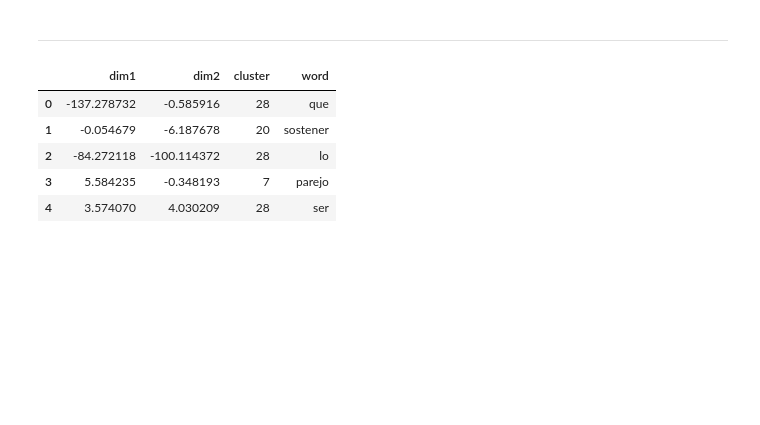
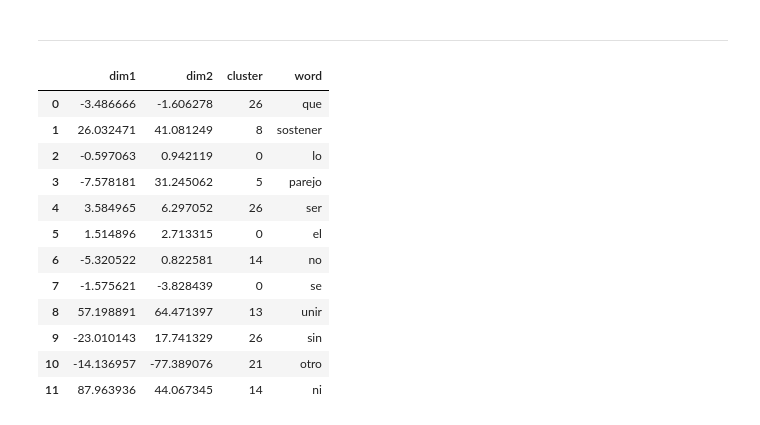
Before and after one commit to NazaGara/clustering-tm, a Jupyter notebook: clustering.ipynb, the cells around one changed output. Cells and saved outputs as stored; diff of their text form; code cells hidden in the pictures; blank space fills up the shorter version.

```diff
--- a/clustering.ipynb
+++ b/clustering.ipynb
@@ -163,0 +159,24 @@ context_rgt
+# %%
+close_window, large_window = 5, 20
+for token in doc:
+    if word_filter(token): continue
+    i = token.i
+    lemma = token.lemma_.lower()
+    # las que esten a una disntacia de 5, sin stopwords, las agrego al context total
+    # las que esten a una distancia de 20, agrego solo las roots
+    close_lft, close_rgt = i-close_window, i+close_window
+
+    if not close_lft <= 0 and close_rgt >= len(doc):
+        imm_related_words = immediate_related_words(doc[close_lft:close_rgt])
+        for word in imm_related_words:
+            if not word in close_context[lemma].keys():
+                close_context[lemma][word] = 0
+            close_context[lemma][word] += 1
+
+    large_lft, large_rgt = i-large_window, i+large_window
+    if not large_lft <= 0 and large_rgt >= len(doc):
+        keywords_in_context = keywords_in(doc[large_lft: large_rgt])
+        for word in keywords_in_context:
+            if not word in large_context[lemma].keys():
+                large_context[lemma][word] = 0
+            large_context[lemma][word] += 1
@@ -170,4 +191,4 @@ feats = {}
 for token in doc:
     if word_filter(token): continue
     word = token.lemma_
-    feats[word] = {**tag[word], **pos[word], **triplas[word], **context_lft[word], **context_rgt[word]}
+    feats[word] = {**tag[word], **pos[word], **triplas[word], **large_context[word], **close_context[word]}
@@ -216,7 +239,7 @@ def clustering(k, matrix):
     #kmeans.fit(matrix)
     return clusters
 # %%
-NUM_CLUSTERS = 50
+NUM_CLUSTERS = 30
 cluster =  clustering(NUM_CLUSTERS, matrix_normed)
 # %%
 #printer
@@ -244,5 +267,5 @@ for i in range(NUM_CLUSTERS):
 # %%
-tsne = sklearn.manifold.TSNE(n_components=2, random_state=0, n_iter=250) #ultimo param para que sea mas rapido
+tsne = sklearn.manifold.TSNE(n_components=2, random_state=0, n_iter=500) #ultimo param para que sea mas rapido
 reduced_data = tsne.fit_transform(red_matrix)
 reduced_data.shape
 # %% [output]
@@ -269,12 +292,19 @@ df_clustered = pd.DataFrame(
     columns=["dim1", "dim2", "cluster", "word"]
 )
 # %%
-df_clustered.head(5)
+df_clustered.head(12)
 # %% [output]
 |  | dim1 | dim2 | cluster | word |
-| 0 | -137.278732 | -0.585916 | 28 | que |
-| 1 | -0.054679 | -6.187678 | 20 | sostener |
-| 2 | -84.272118 | -100.114372 | 28 | lo |
-| 3 | 5.584235 | -0.348193 | 7 | parejo |
-| 4 | 3.574070 | 4.030209 | 28 | ser |
+| 0 | -3.486666 | -1.606278 | 26 | que |
+| 1 | 26.032471 | 41.081249 | 8 | sostener |
+| 2 | -0.597063 | 0.942119 | 0 | lo |
+| 3 | -7.578181 | 31.245062 | 5 | parejo |
+| 4 | 3.584965 | 6.297052 | 26 | ser |
+| 5 | 1.514896 | 2.713315 | 0 | el |
+| 6 | -5.320522 | 0.822581 | 14 | no |
+| 7 | -1.575621 | -3.828439 | 0 | se |
+| 8 | 57.198891 | 64.471397 | 13 | unir |
+| 9 | -23.010143 | 17.741329 | 26 | sin |
+| 10 | -14.136957 | -77.389076 | 21 | otro |
+| 11 | 87.963936 | 44.067345 | 14 | ni |
 # %%
```
Also changed, not shown: parts of 17 cells of this notebook, 3 other files.
